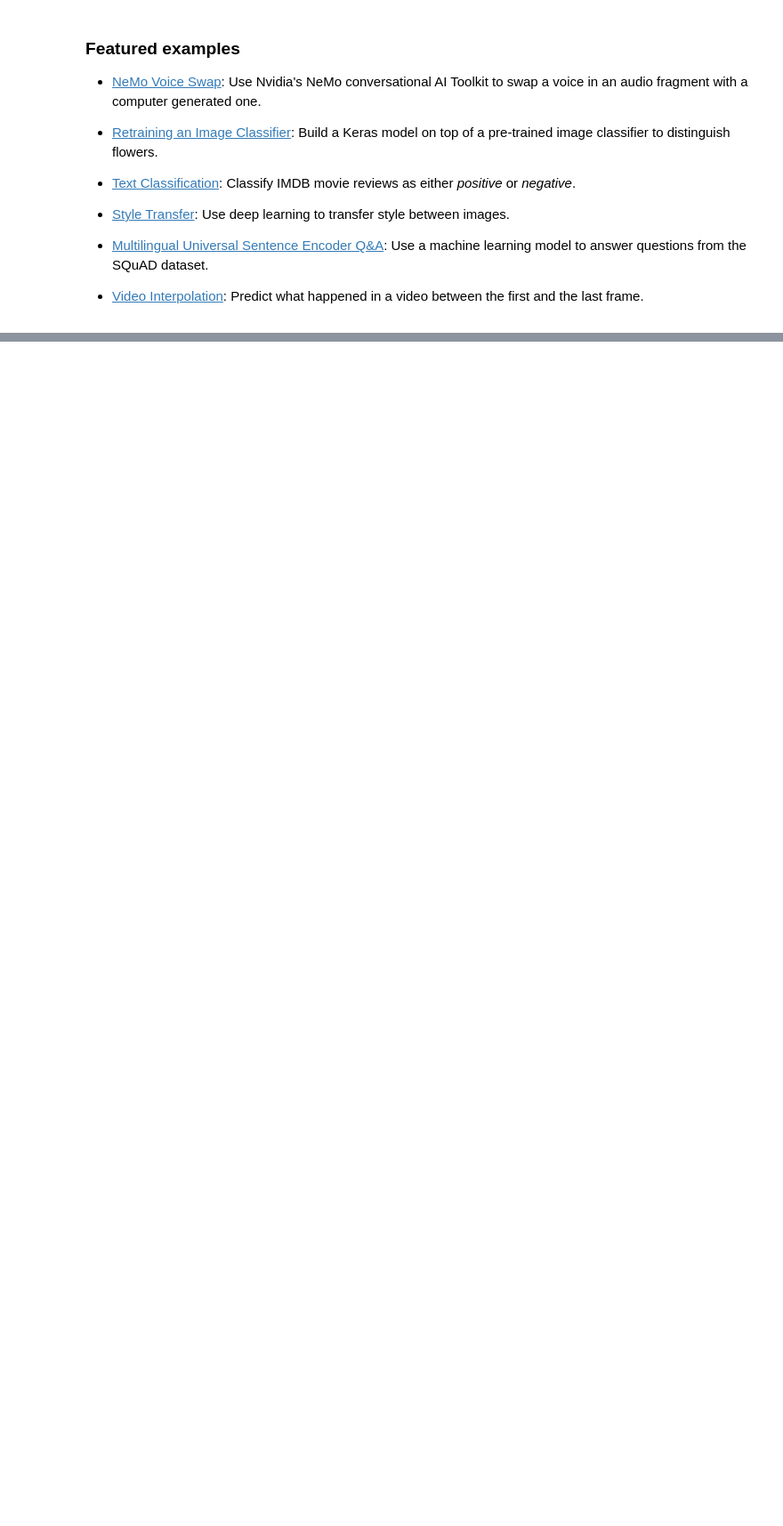
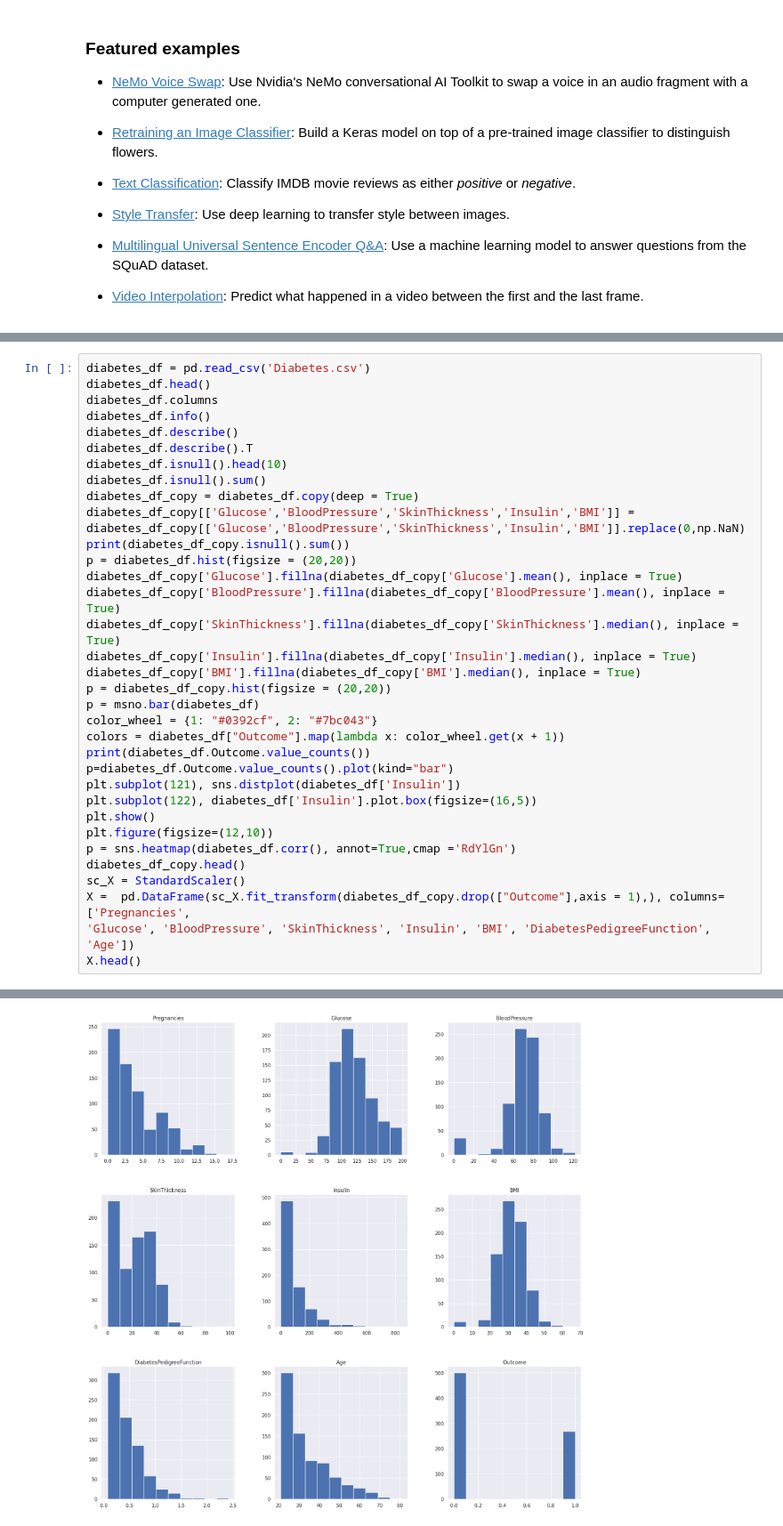
Before and after one commit to rajeev-chakraborty/MachineLearning, a Jupyter notebook: DiabetesPrediction.ipynb, the cells around one changed output, grey strips where cells are left out. Shown at 89% size. Cells and saved outputs as stored; diff of their text form; blank space fills up the shorter version.

```diff
--- a/DiabetesPrediction.ipynb
+++ b/DiabetesPrediction.ipynb
@@ -172,0 +182,35 @@ warnings.filterwarnings('ignore')
+# %%
+diabetes_df = pd.read_csv('Diabetes.csv')
+diabetes_df.head()
+diabetes_df.columns
+diabetes_df.info()
+diabetes_df.describe()
+diabetes_df.describe().T
+diabetes_df.isnull().head(10)
+diabetes_df.isnull().sum()
+diabetes_df_copy = diabetes_df.copy(deep = True)
+diabetes_df_copy[['Glucose','BloodPressure','SkinThickness','Insulin','BMI']] = diabetes_df_copy[['Glucose','BloodPressure','SkinThickness','Insulin','BMI']].replace(0,np.NaN)
+print(diabetes_df_copy.isnull().sum())
+p = diabetes_df.hist(figsize = (20,20))
+diabetes_df_copy['Glucose'].fillna(diabetes_df_copy['Glucose'].mean(), inplace = True)
+diabetes_df_copy['BloodPressure'].fillna(diabetes_df_copy['BloodPressure'].mean(), inplace = True)
+diabetes_df_copy['SkinThickness'].fillna(diabetes_df_copy['SkinThickness'].median(), inplace = True)
+diabetes_df_copy['Insulin'].fillna(diabetes_df_copy['Insulin'].median(), inplace = True)
+diabetes_df_copy['BMI'].fillna(diabetes_df_copy['BMI'].median(), inplace = True)
+p = diabetes_df_copy.hist(figsize = (20,20))
+p = msno.bar(diabetes_df)
+color_wheel = {1: "#0392cf", 2: "#7bc043"}
+colors = diabetes_df["Outcome"].map(lambda x: color_wheel.get(x + 1))
+print(diabetes_df.Outcome.value_counts())
+p=diabetes_df.Outcome.value_counts().plot(kind="bar")
+plt.subplot(121), sns.distplot(diabetes_df['Insulin'])
+plt.subplot(122), diabetes_df['Insulin'].plot.box(figsize=(16,5))
+plt.show()
+plt.figure(figsize=(12,10))
+p = sns.heatmap(diabetes_df.corr(), annot=True,cmap ='RdYlGn')
+diabetes_df_copy.head()
+sc_X = StandardScaler()
+X =  pd.DataFrame(sc_X.fit_transform(diabetes_df_copy.drop(["Outcome"],axis = 1),), columns=['Pregnancies',
+'Glucose', 'BloodPressure', 'SkinThickness', 'Insulin', 'BMI', 'DiabetesPedigreeFunction', 'Age'])
+X.head()
+# %% [output]
@@ -172,0 +234 @@ warnings.filterwarnings('ignore')
+[figure, added]
```
Also changed, not shown: parts of 13 cells of this notebook.
